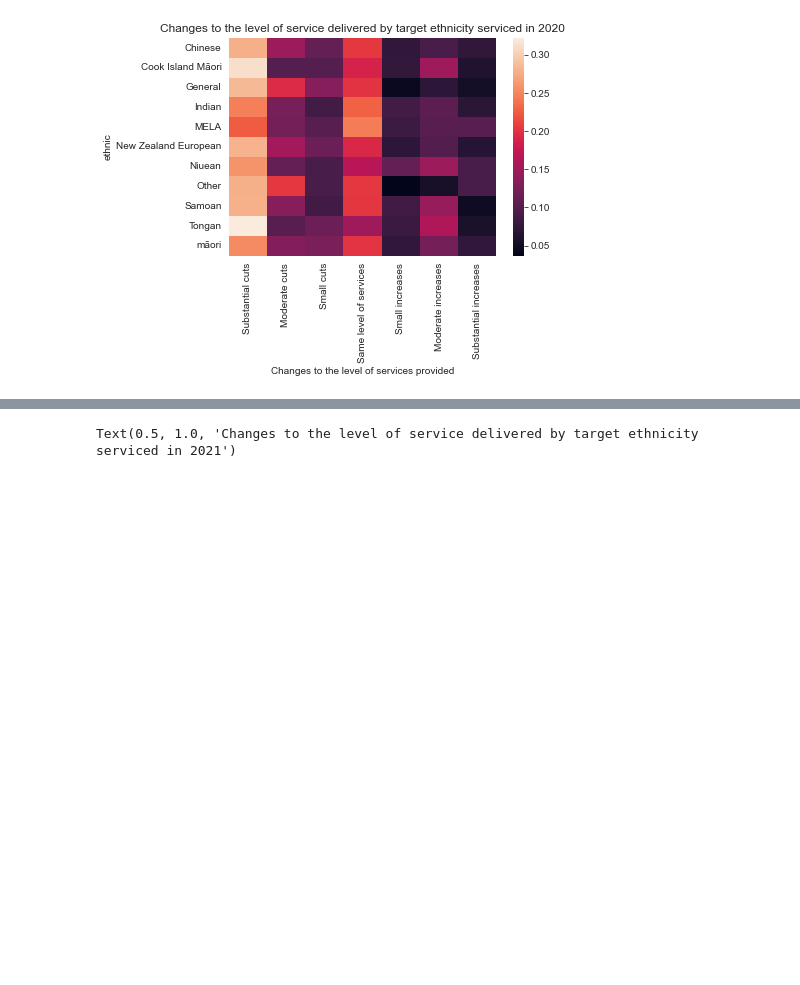
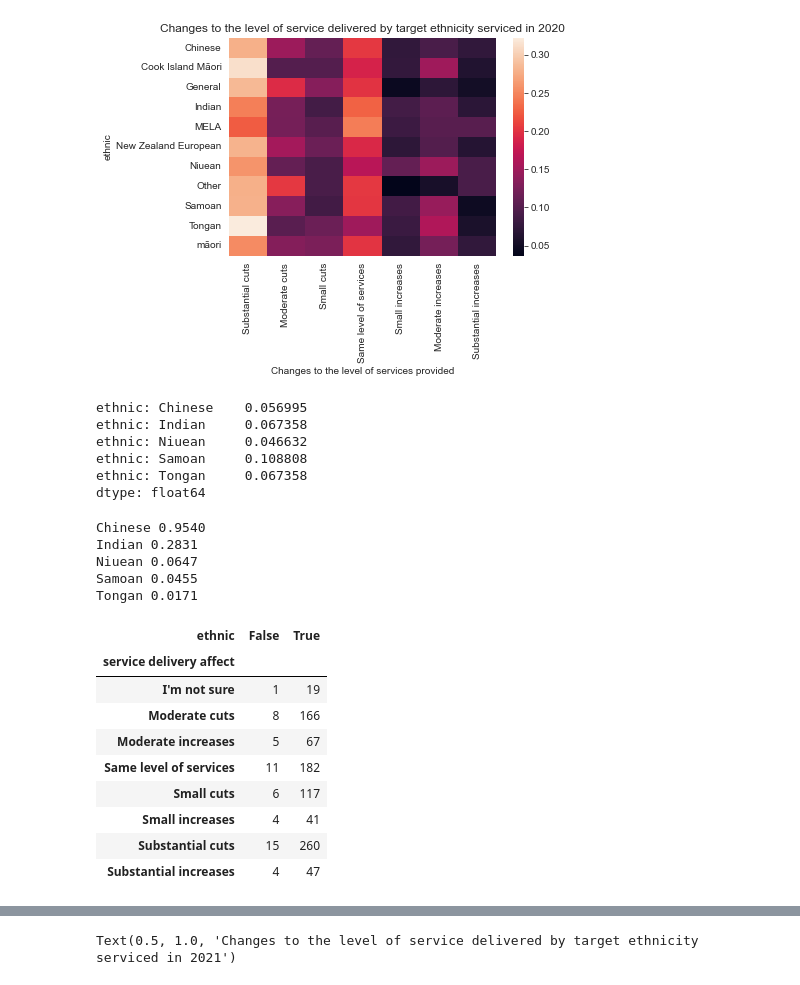
Before and after one commit to matthew-trava/huiehackathon-team2, a Jupyter notebook: joyce/Exploratory Analysis.ipynb, the cells around one changed output, grey strips where cells are left out. Drawn from its saved outputs; the diff is of its cells as text; code cells hidden in the pictures; blank space fills up the shorter version.

```diff
--- a/joyce/Exploratory Analysis.ipynb
+++ b/joyce/Exploratory Analysis.ipynb
@@ -287,3 +327,12 @@ plt.title('Changes to the level of service delivered by target ethnicity service
 # %% [output]
 Text(0.5, 1.0, 'Changes to the level of service delivered by target ethnicity serviced in 2020')
 [figure]
+# %%
+df20[df20['service delivery affect'] == 'Same level of services'][['ethnic: Chinese', 'ethnic: Indian', 'ethnic: Niuean', 'ethnic: Samoan', 'ethnic: Tongan']].notnull().mean()
+# %% [output]
+ethnic: Chinese    0.056995
+ethnic: Indian     0.067358
+ethnic: Niuean     0.046632
+ethnic: Samoan     0.108808
+ethnic: Tongan     0.067358
+dtype: float64
@@ -289,0 +341,24 @@ Text(0.5, 1.0, 'Changes to the level of service delivered by target ethnicity se
+# %%
+for ethnic in ['Chinese', 'Indian', 'Niuean', 'Samoan', 'Tongan']:
+    chi2, p, dof, ex = scipy.stats.chi2_contingency(df20.assign(ethnic=df20['ethnic: '+ethnic].isnull()).groupby('ethnic')['service delivery affect'].value_counts().unstack(0))
+    print("%s %.4f" % (ethnic, p))
+# %% [output]
+Chinese 0.9540
+Indian 0.2831
+Niuean 0.0647
+Samoan 0.0455
+Tongan 0.0171
+# %%
+ethnic = 'Chinese'
+df20.assign(ethnic=df20['ethnic: '+ethnic].isnull()).groupby('ethnic')['service delivery affect'].value_counts().unstack(0)
+# %% [output]
+| ethnic | False | True |
+| service delivery affect |  |  |
+| I'm not sure | 1 | 19 |
+| Moderate cuts | 8 | 166 |
+| Moderate increases | 5 | 67 |
+| Same level of services | 11 | 182 |
+| Small cuts | 6 | 117 |
+| Small increases | 4 | 41 |
+| Substantial cuts | 15 | 260 |
+| Substantial increases | 4 | 47 |
```
Also changed, not shown: parts of 11 cells of this notebook, 1 other file.
